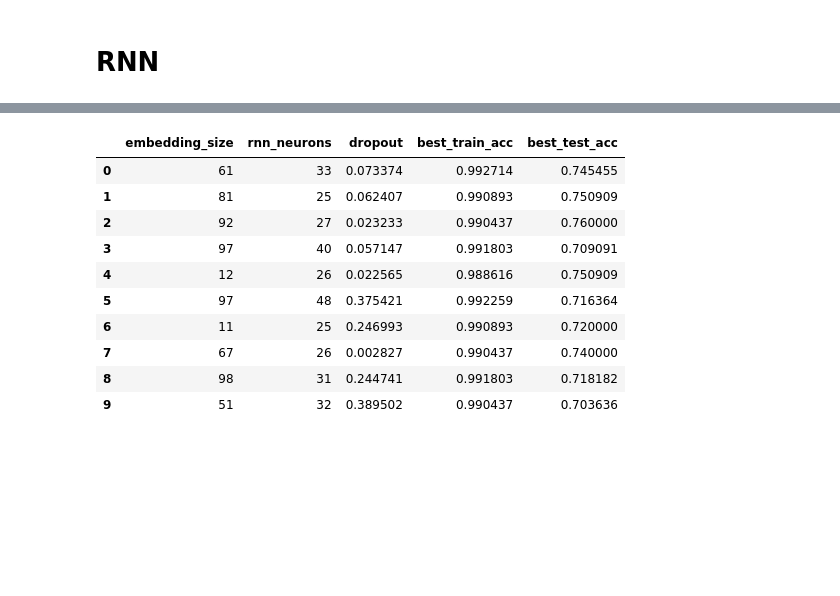
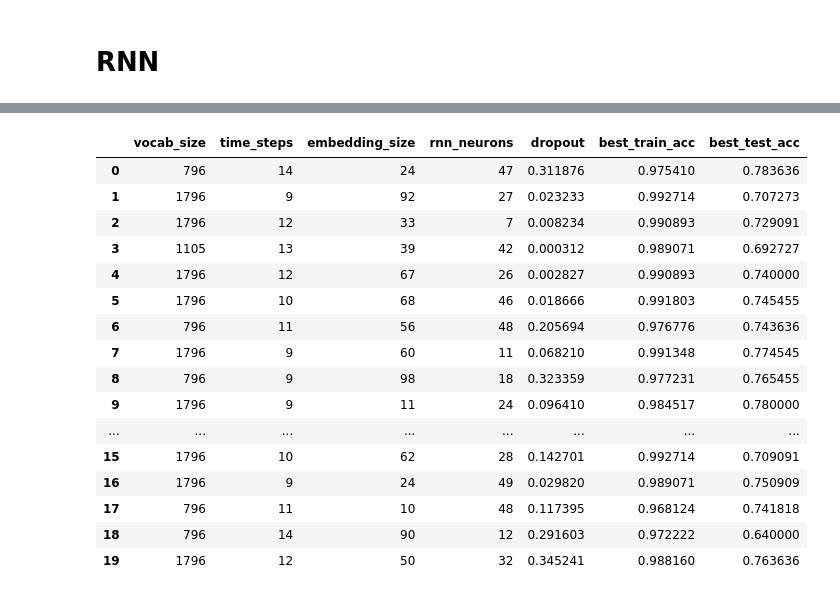
Before and after one commit to ngupta23/ds7337_nlp, a Jupyter notebook: Homework/NGupta_homework3.ipynb, the cells around one changed output, grey strips where cells are left out. Saved outputs shown, nothing was run; the diff lists cells and outputs as text; code cells hidden in the pictures; blank space fills up the shorter version.

```diff
--- a/Homework/NGupta_homework3.ipynb
+++ b/Homework/NGupta_homework3.ipynb
@@ -453,26 +445,58 @@ def create_simple_rnn(vocabulary_size: int, time_steps: int, embedding_size: int
   model.compile(loss='binary_crossentropy', optimizer='adam', metrics=['accuracy'])
   return model
 # %%
-# Random Grid Search of size 10
+# Random Grid Search
 np.random.seed(42)
 tf.random.set_seed(42)
 
-num_combinations = 10 # Number of hyperparameter combinations
+num_combinations = 20 # Number of hyperparameter combinations
 
+vocab_sizes = []
+num_time_steps = []
 histories = []
 models = []
 embedding_sizes = []
 rnn_num_neurons = []
 dropouts = []
 
-for index in np.arange(num_combinations):
+for hyper_index in np.arange(num_combinations):
+
   # Random Sample Hyperparameter Space
+  min_words = np.random.randint(1, 4)
+  quantile = np.random.uniform(0.8, 1.00)
   embeding_size = np.random.randint(10, 100)
   rnn_num_neuron = np.random.randint(5, 50)
   dropout = np.random.uniform(0, 0.4)
+
+  # Define Vocabulary
+  vocab = [word for word, count in fdist.most_common() if count > min_words]
+
+  # Word Index and Reverse Index
+  word_index = {}
+  word_index["<PAD>"] = 0
+  word_index["<START>"] = 1
+  word_index["<UNK>"] = 2
+  for index, word in enumerate(vocab):
+    word_index[word] = index+3
+  reverse_word_index = dict([(value, key) for (key, value) in word_index.items()])
+
+  # Vocabulary Size and Time Steps
+  vocabulary_size = len(word_index.keys())
+  time_steps = int(np.quantile(data['len'], quantile))
+
+  # Encoding of reviews
+  X_train_encoded = [encode_review(review) for review in X_train]
+  X_test_encoded = [encode_review(review) for review in X_test]
+
+  # Padding of reviews
+  X_train_encoded = sequence.pad_sequences(X_train_encoded, maxlen=time_steps)
+  X_test_encoded = sequence.pad_sequences(X_test_encoded, maxlen=time_steps)
+
   print("\n\n\n")
   print("-"*75)
-  print(f"Training model for hyperparameter combination {index+1}:")
+  print(f"Training model for hyperparameter combination {hyper_index+1}:")
+  print(f"Min occurances to be included in Vocab: {min_words} --> Vocabulary Size: {vocabulary_size}")
+  print(f"Quantile: {quantile} --> Time Steps: {time_steps}")
   print(f"Embedding Size: {embeding_size}, RNN Neurons: {rnn_num_neuron}, Dropout: {dropout}")
   print("-"*75)
   print("\n")
@@ -484,6 +508,8 @@ for index in np.arange(num_combinations):
   plot_metrics(history, metrics=['loss', 'accuracy'])
 
   # Housekeeping
+  vocab_sizes.append(vocabulary_size)
+  num_time_steps.append(time_steps)
   histories.append(history)
   models.append(model)
   embedding_sizes.append(embeding_size)
@@ -528,21 +556,29 @@ Test Accuracies: [0.7454545497894287, 0.7509090900421143, 0.7599999904632568, 0.
 # %%
 results = pd.DataFrame({
+    'vocab_size': vocab_sizes,
+    'time_steps': num_time_steps,
     'embedding_size':embedding_sizes,
     'rnn_neurons': rnn_num_neurons,
     'dropout': dropouts,
     'best_train_acc': best_train_accuracies,
     'best_test_acc': best_test_accuracies
   })
 results
 # %% [output]
-|  | embedding_size | rnn_neurons | dropout | best_train_acc | best_test_acc |
-| 0 | 61 | 33 | 0.073374 | 0.992714 | 0.745455 |
-| 1 | 81 | 25 | 0.062407 | 0.990893 | 0.750909 |
-| 2 | 92 | 27 | 0.023233 | 0.990437 | 0.760000 |
-| 3 | 97 | 40 | 0.057147 | 0.991803 | 0.709091 |
-| 4 | 12 | 26 | 0.022565 | 0.988616 | 0.750909 |
-| 5 | 97 | 48 | 0.375421 | 0.992259 | 0.716364 |
-| 6 | 11 | 25 | 0.246993 | 0.990893 | 0.720000 |
-| 7 | 67 | 26 | 0.002827 | 0.990437 | 0.740000 |
-| 8 | 98 | 31 | 0.244741 | 0.991803 | 0.718182 |
-| 9 | 51 | 32 | 0.389502 | 0.990437 | 0.703636 |
+|  | vocab_size | time_steps | embedding_size | rnn_neurons | dropout | best_train_acc | best_test_acc |
+| 0 | 796 | 14 | 24 | 47 | 0.311876 | 0.975410 | 0.783636 |
+| 1 | 1796 | 9 | 92 | 27 | 0.023233 | 0.992714 | 0.707273 |
+| 2 | 1796 | 12 | 33 | 7 | 0.008234 | 0.990893 | 0.729091 |
+| 3 | 1105 | 13 | 39 | 42 | 0.000312 | 0.989071 | 0.692727 |
+| 4 | 1796 | 12 | 67 | 26 | 0.002827 | 0.990893 | 0.740000 |
+| 5 | 1796 | 10 | 68 | 46 | 0.018666 | 0.991803 | 0.745455 |
+| 6 | 796 | 11 | 56 | 48 | 0.205694 | 0.976776 | 0.743636 |
+| 7 | 1796 | 9 | 60 | 11 | 0.068210 | 0.991348 | 0.774545 |
+| 8 | 796 | 9 | 98 | 18 | 0.323359 | 0.977231 | 0.765455 |
+| 9 | 1796 | 9 | 11 | 24 | 0.096410 | 0.984517 | 0.780000 |
+| ... | ... | ... | ... | ... | ... | ... | ... |
+| 15 | 1796 | 10 | 62 | 28 | 0.142701 | 0.992714 | 0.709091 |
+| 16 | 1796 | 9 | 24 | 49 | 0.029820 | 0.989071 | 0.750909 |
+| 17 | 796 | 11 | 10 | 48 | 0.117395 | 0.968124 | 0.741818 |
+| 18 | 796 | 14 | 90 | 12 | 0.291603 | 0.972222 | 0.640000 |
+| 19 | 1796 | 12 | 50 | 32 | 0.345241 | 0.988160 | 0.763636 |
```
Also changed, not shown: parts of 12 cells of this notebook.
